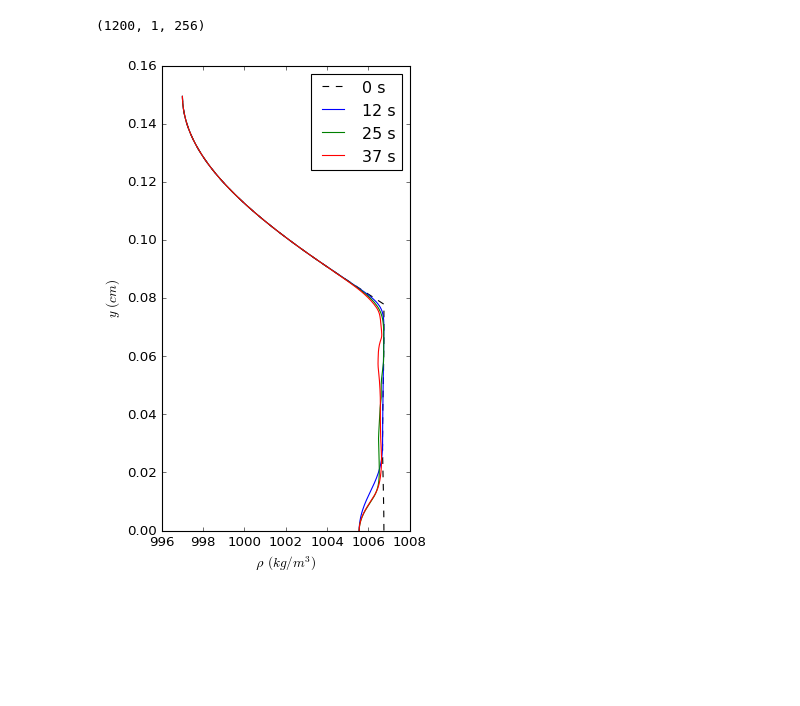
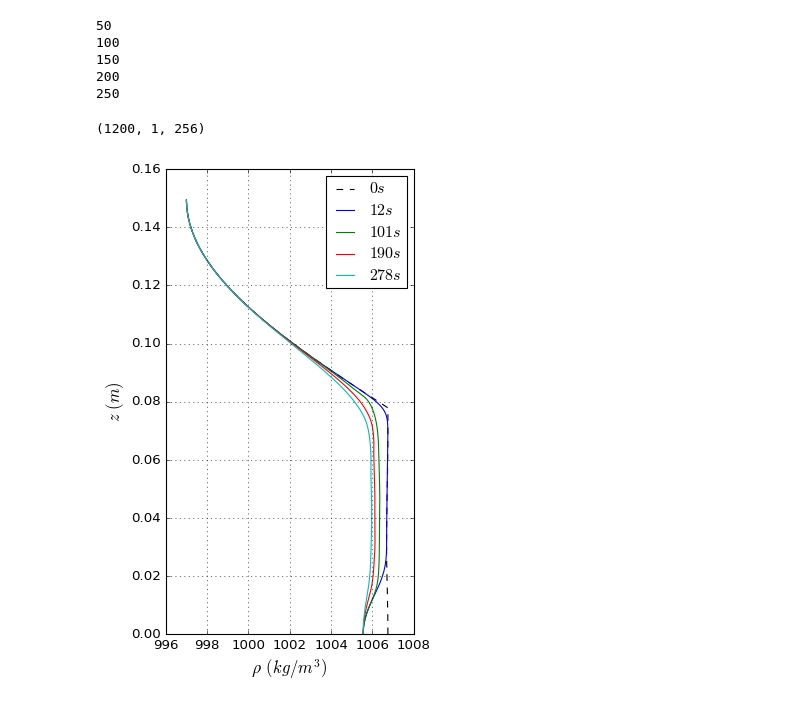
Before and after one commit to cpierard/Servicio_social, a Jupyter notebook: Strat_conv/UGM_plots.ipynb, the cells around one changed output. Cells and saved outputs as stored; diff of their text form; code cells hidden in the pictures; blank space fills up the shorter version.

```diff
--- a/Strat_conv/UGM_plots.ipynb
+++ b/Strat_conv/UGM_plots.ipynb
@@ -11,5 +6,6 @@ post.merge_sets("/Users/claudiopierard/Dropbox/ugm_sim/ugm_28/ugm_28.h5", set_pa
 # %%
-file_ugm_28 = '/Users/claudiopierard/ServicioSocial/Proyecto/Strat_conv/ugm_28/ugm_28.h5'
+file_ugm_28 = '/Users/claudiopierard/ServicioSocial/Proyecto/Strat_conv/ugm_28.h5'
+file_ugm_24 = '/Users/claudiopierard/ServicioSocial/Proyecto/Strat_conv/ugm_24.h5'
 # %%
 dx, dy = 0.1/256., 0.15/256.
 
@@ -29,17 +55,36 @@ with h5.File(file_ugm_28, mode='r') as file:
+# %%
+for i in range(50, 299, 50):
+    print(i)
+# %% [output]
+50
+100
+150
+200
+250
 # %%
 with h5.File(file_ugm_28, mode='r') as file:
 
     t = file['scales']['sim_time']
     ρ_p = file['tasks']['ρ profile']
     print(ρ_p.shape)
     plt.figure(figsize=(4,7.5))
-    plt.plot(ρ_p[0, 0,:], y[0], '--k', label = '0 s')
-    for i in [50, 100, 150]:
-        plt.plot(ρ_p[i, 0,:], y[0], label = str(t[i])[:2]+ ' s')
+    plt.plot(ρ_p[0, 0,:], y[0], '--k', label = '$0s$')
+
+    for i in range(50, 1199,355):
+        if t[i] < 100:
+            n = 2
+        elif t[i] >= 100:
+            n = 3
+
+        str_t = '$' + str(t[i])[:n]+ ' s$'
+        plt.plot(ρ_p[i, 0,:], y[0], label = str_t)
+
     plt.legend()
-    plt.xlabel('$ρ \ (kg/m^3)$')
-    plt.ylabel('$y \ (cm)$')
+    plt.xlabel('$ρ \ (kg/m^3)$', fontsize = 15)
+    plt.ylabel('$z \ (m)$', fontsize = 15)
     plt.rcParams.update({'font.size': 12})
+    plt.grid()
+    #plt.savefig('28_rho_profiles.png', format='png', dpi = 200)
 # %% [output]
 (1200, 1, 256)
-[figure, old version]
+[figure, new version]
```
Also changed, not shown: parts of 31 cells of this notebook, 8 other files.
